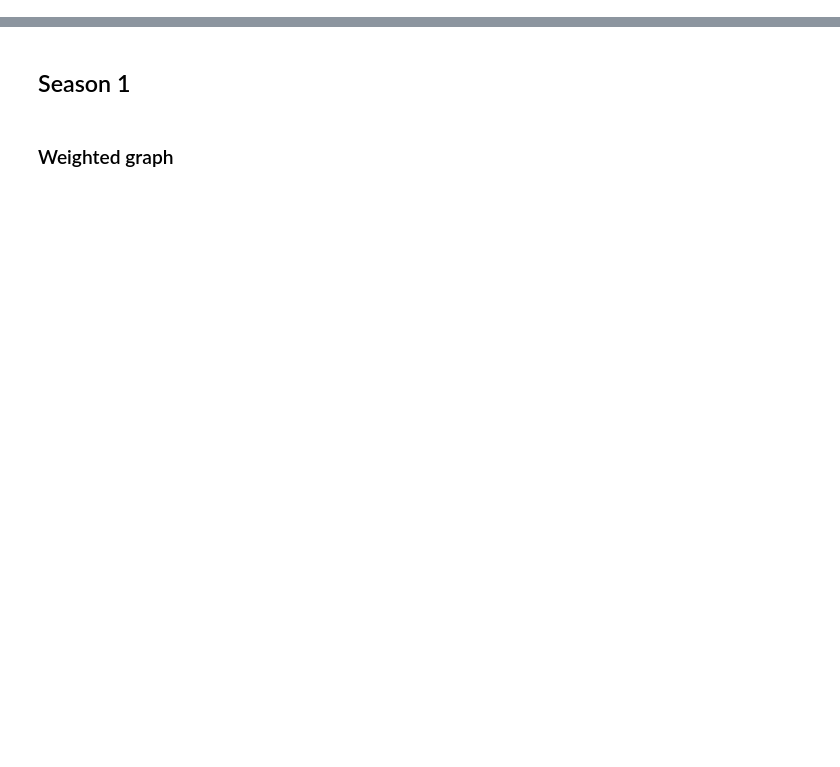
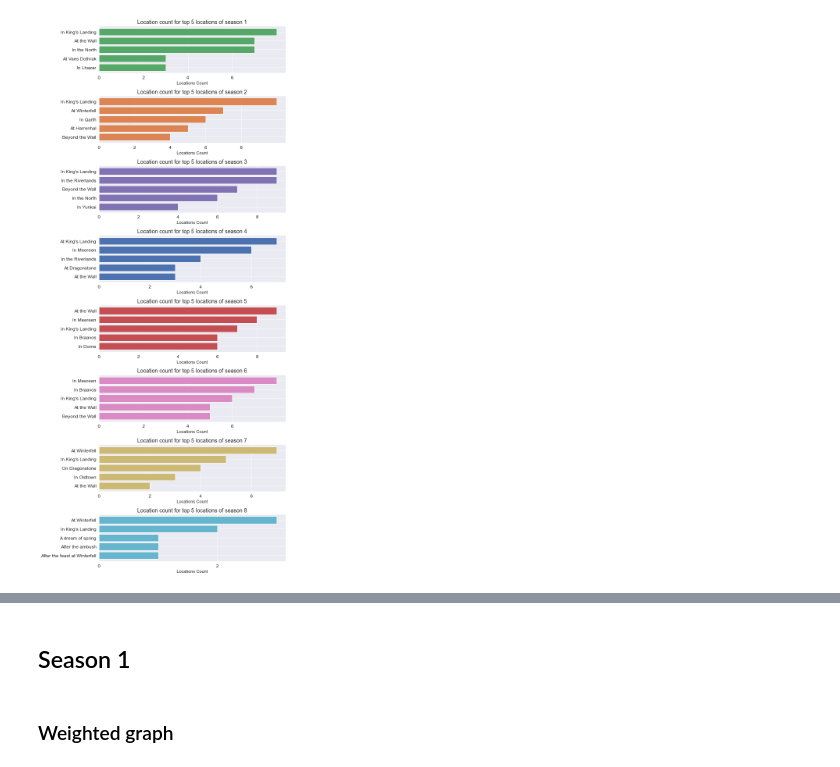
Before and after one commit to s183898/SocialScienceFinalProject, a Jupyter notebook: NetWorkMethods.ipynb, the cells around one changed output, grey strips where cells are left out. Saved outputs shown, nothing was run; the diff lists cells and outputs as text; code cells hidden in the pictures; blank space fills up the shorter version.

```diff
--- a/NetWorkMethods.ipynb
+++ b/NetWorkMethods.ipynb
@@ -406,0 +505,27 @@ CN = CharacterNames('characters.json')
+# %%
+datagrouped = data.groupby(['season', 'geo'])['text'].count()
+seasons = ['season1', 'season2', 'season3', 'season4', 'season5', 'Season_6',
+       'Season_7', 'Season_8']
+
+fig, ax = plt.subplots(8,1, figsize=(9,20))
+for i, season in enumerate(seasons):
+    # Dict with location frequency distribution of season
+    s =  {idx[1]: int(val) for idx,val in zip(datagrouped.index, datagrouped.values) if idx[0] == season}
+
+
+    s=dict(sorted(s.items(), key=lambda x: x[1], reverse=True)[:5])
+    y = np.arange(len(s))
+    ax[i].barh(y, s.values(), align='center', color = colors[i])
+    ax[i].invert_yaxis()  # labels read top-to-bottom
+    ax[i].set_yticks(y)
+    ax[i].set_xticks(np.arange(0,max(s.values()),2))
+    ax[i].set_yticklabels(s.keys(), size=12)
+    ax[i].tick_params(axis='x', labelsize=12)
+    ax[i].set_xlabel('Locations Count', size=11)
+    ax[i].set_title('Location count for top 5 locations of season '+ str(i+1) , size=14, weight=250, ha='center')
+    plt.tight_layout()
+    sns.set_style('darkgrid')
+
+plt.show()
+# %% [output]
+[figure, added]
```
Also changed, not shown: parts of 167 cells of this notebook, 52 other files.
